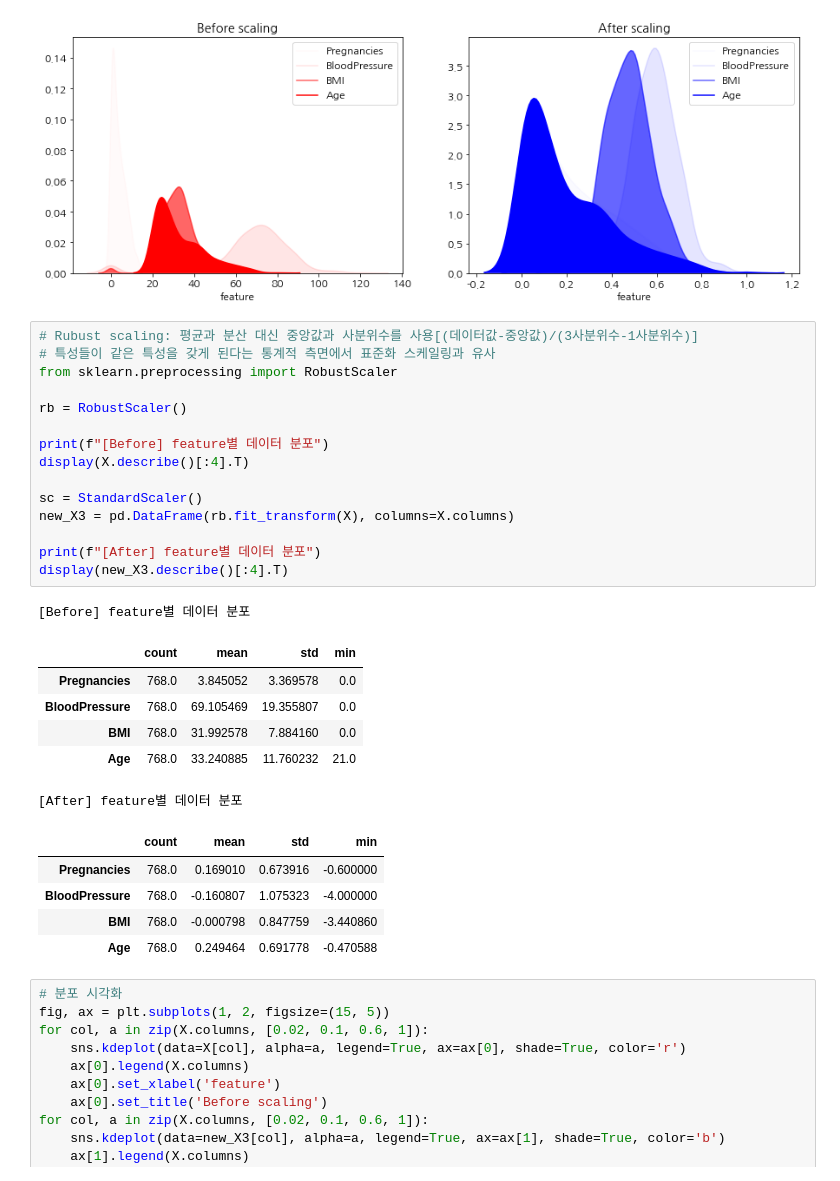
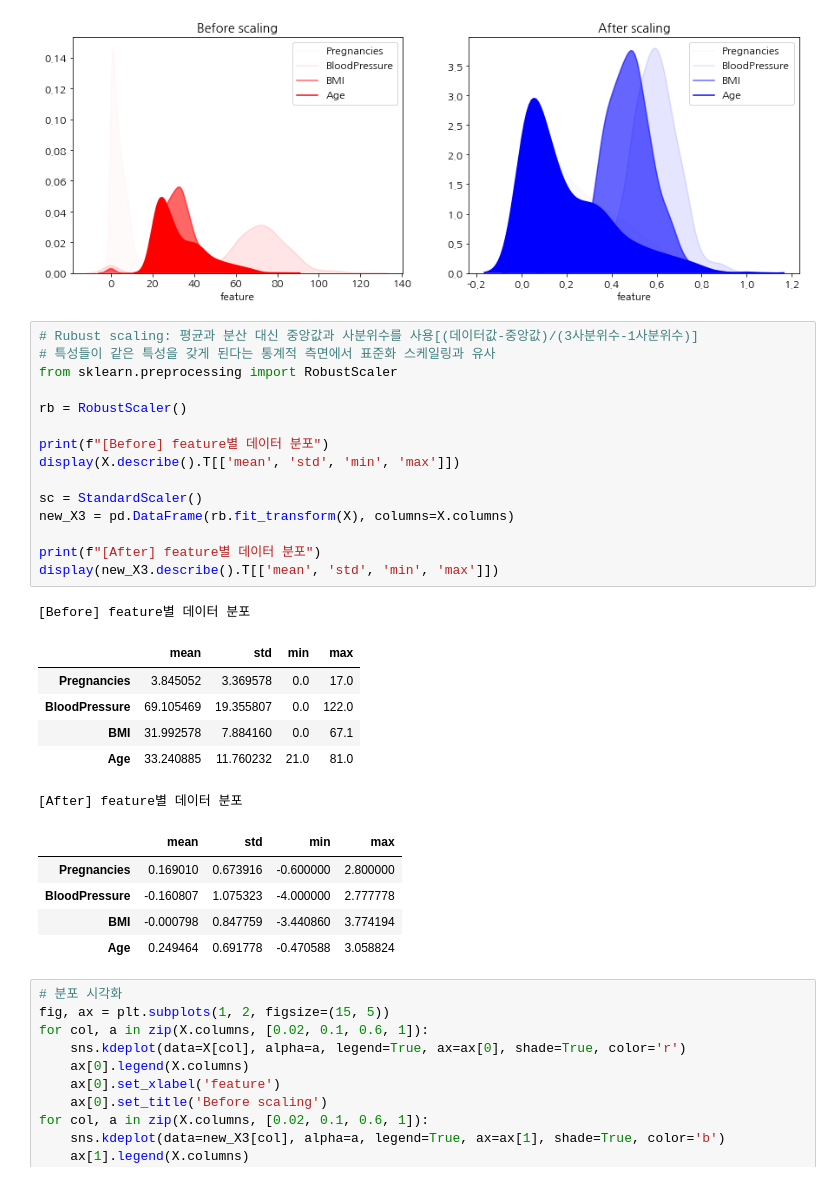
Before and after one commit to qiwerr1004/ADP_go, a Jupyter notebook: final/book/Chapter2.전처리.ipynb, the cells around one changed output. Saved outputs shown, nothing was run; the diff lists cells and outputs as text.

```diff
--- a/final/book/Chapter2.전처리.ipynb
+++ b/final/book/Chapter2.전처리.ipynb
@@ -959,31 +959,31 @@ plt.show()
 # %%
 # Rubust scaling: 평균과 분산 대신 중앙값과 사분위수를 사용[(데이터값-중앙값)/(3사분위수-1사분위수)]
 # 특성들이 같은 특성을 갖게 된다는 통계적 측면에서 표준화 스케일링과 유사
 from sklearn.preprocessing import RobustScaler
 
 rb = RobustScaler()
 
 print(f"[Before] feature별 데이터 분포")
-display(X.describe()[:4].T)
+display(X.describe().T[['mean', 'std', 'min', 'max']])
 
 sc = StandardScaler()
 new_X3 = pd.DataFrame(rb.fit_transform(X), columns=X.columns)
 
 print(f"[After] feature별 데이터 분포")
-display(new_X3.describe()[:4].T)
+display(new_X3.describe().T[['mean', 'std', 'min', 'max']])
 # %% [output]
 [Before] feature별 데이터 분포
-|  | count | mean | std | min |
-| Pregnancies | 768.0 | 3.845052 | 3.369578 | 0.0 |
-| BloodPressure | 768.0 | 69.105469 | 19.355807 | 0.0 |
-| BMI | 768.0 | 31.992578 | 7.884160 | 0.0 |
-| Age | 768.0 | 33.240885 | 11.760232 | 21.0 |
+|  | mean | std | min | max |
+| Pregnancies | 3.845052 | 3.369578 | 0.0 | 17.0 |
+| BloodPressure | 69.105469 | 19.355807 | 0.0 | 122.0 |
+| BMI | 31.992578 | 7.884160 | 0.0 | 67.1 |
+| Age | 33.240885 | 11.760232 | 21.0 | 81.0 |
 [After] feature별 데이터 분포
-|  | count | mean | std | min |
-| Pregnancies | 768.0 | 0.169010 | 0.673916 | -0.600000 |
-| BloodPressure | 768.0 | -0.160807 | 1.075323 | -4.000000 |
-| BMI | 768.0 | -0.000798 | 0.847759 | -3.440860 |
-| Age | 768.0 | 0.249464 | 0.691778 | -0.470588 |
+|  | mean | std | min | max |
+| Pregnancies | 0.169010 | 0.673916 | -0.600000 | 2.800000 |
+| BloodPressure | -0.160807 | 1.075323 | -4.000000 | 2.777778 |
+| BMI | -0.000798 | 0.847759 | -3.440860 | 3.774194 |
+| Age | 0.249464 | 0.691778 | -0.470588 | 3.058824 |
 # %%
 # 분포 시각화
 fig, ax = plt.subplots(1, 2, figsize=(15, 5))
```
Also changed, not shown: parts of 67 cells of this notebook.
